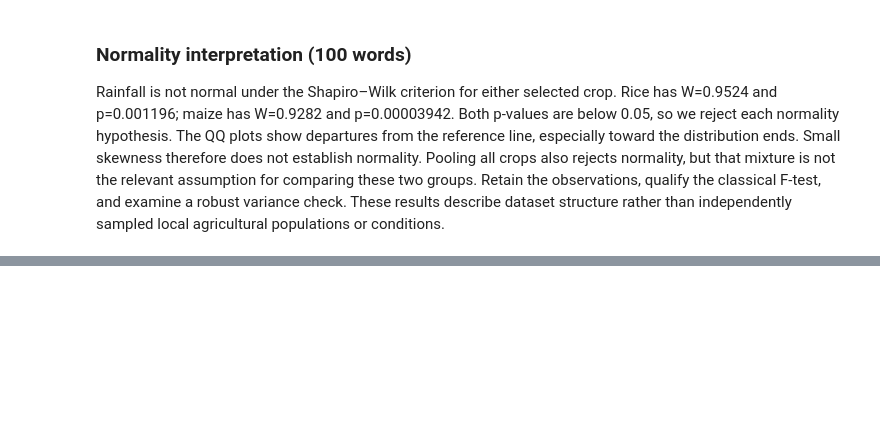
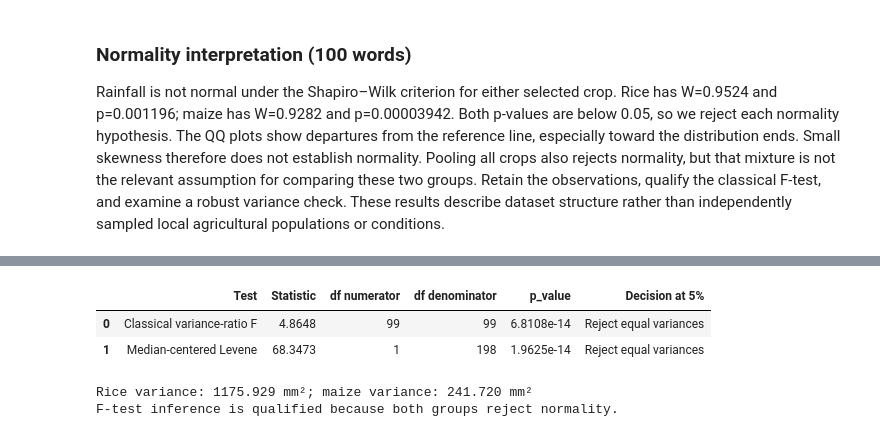
Before and after one commit to UbaidUllah777/Crop_Recommendation_Analysis, a Jupyter notebook: Crop_Recommendation_Workshop_A.ipynb, the cells around one changed output, grey strips where cells are left out. Saved outputs shown, nothing was run; the diff lists cells and outputs as text; code cells hidden in the pictures; blank space fills up the shorter version.

```diff
--- a/Crop_Recommendation_Workshop_A.ipynb
+++ b/Crop_Recommendation_Workshop_A.ipynb
@@ -499,0 +507,21 @@ Rainfall is not normal under the Shapiro–Wilk criterion for either selected cr
+# %%
+n_a, n_b = len(a), len(b)
+var_a, var_b = np.var(a, ddof=1), np.var(b, ddof=1)
+f_stat = var_a / var_b
+df1, df2 = n_a - 1, n_b - 1
+p_f = min(1.0, 2 * min(stats.f.cdf(f_stat, df1, df2), stats.f.sf(f_stat, df1, df2)))
+levene = stats.levene(a, b, center='median')
+display(pd.DataFrame({
+    'Test': ['Classical variance-ratio F', 'Median-centered Levene'],
+    'Statistic': [f_stat, levene.statistic], 'df numerator': [df1, 1],
+    'df denominator': [df2, n_a + n_b - 2], 'p_value': [p_f, levene.pvalue],
+    'Decision at 5%': ['Reject equal variances' if p < ALPHA else 'Fail to reject equal variances'
+                       for p in [p_f, levene.pvalue]]}))
+print(f'Rice variance: {var_a:.3f} mm²; maize variance: {var_b:.3f} mm²')
+print('F-test inference is qualified because both groups reject normality.')
+# %% [output]
+|  | Test | Statistic | df numerator | df denominator | p_value | Decision at 5% |
+| 0 | Classical variance-ratio F | 4.8648 | 99 | 99 | 6.8108e-14 | Reject equal variances |
+| 1 | Median-centered Levene | 68.3473 | 1 | 198 | 1.9625e-14 | Reject equal variances |
+Rice variance: 1175.929 mm²; maize variance: 241.720 mm²
+F-test inference is qualified because both groups reject normality.
```
Also changed, not shown: parts of 15 cells of this notebook, 7 other files.
